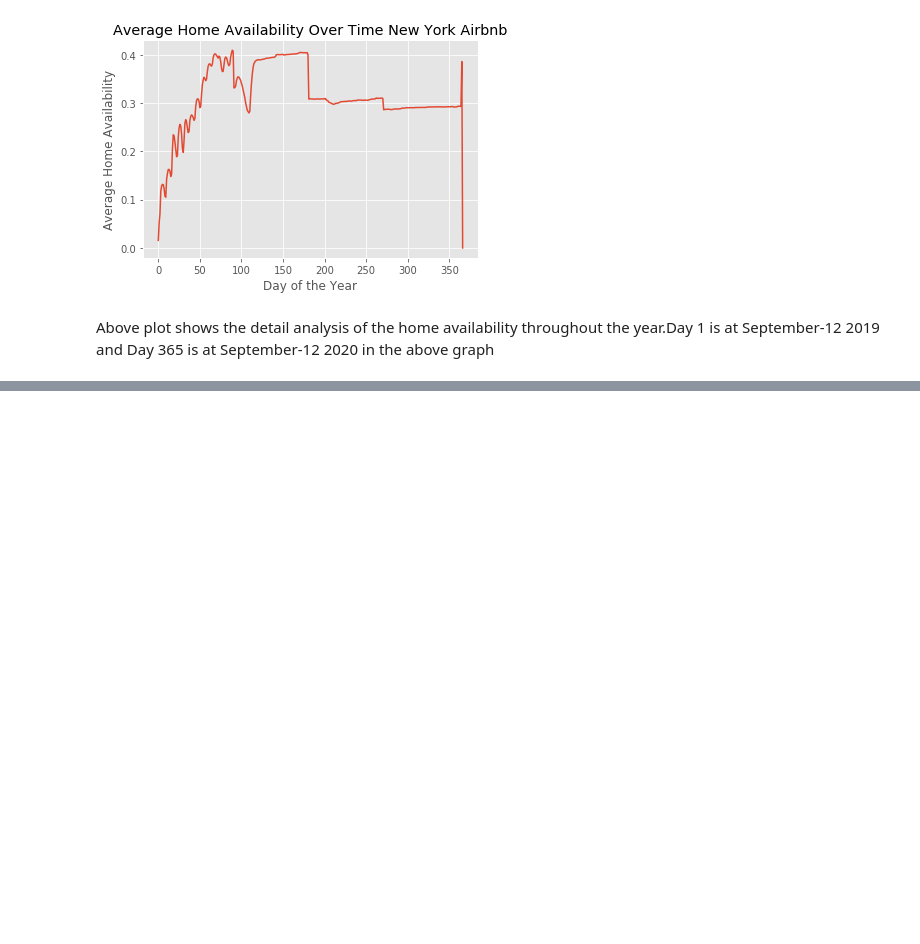
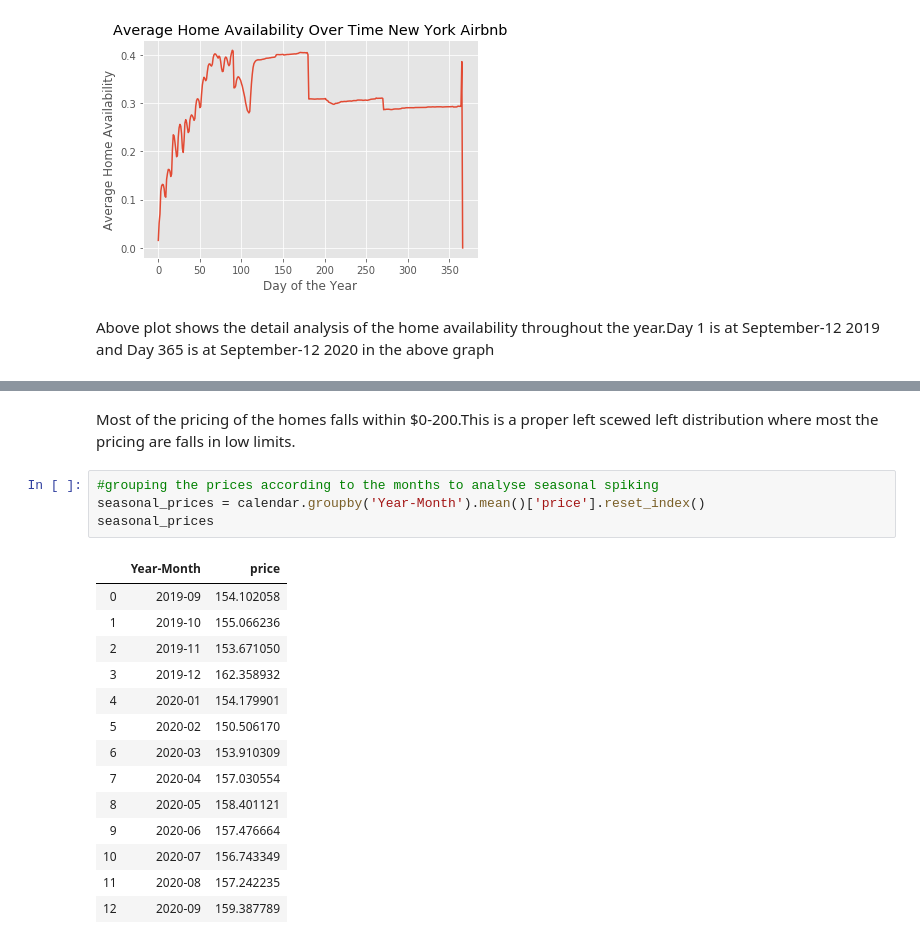
Before and after one commit to amitborkar98/AIRBNB-NewYork, a Jupyter notebook: analysis.ipynb, the cells around one changed output, grey strips where cells are left out. Saved outputs shown, nothing was run; the diff lists cells and outputs as text; blank space fills up the shorter version.

```diff
--- a/analysis.ipynb
+++ b/analysis.ipynb
@@ -182,0 +189,21 @@ calendar.date.max()
+# %% [markdown]
+Most of the pricing of the homes falls within $0-200.This is a proper left scewed left distribution where most the pricing are falls in low limits.
+# %%
+#grouping the prices according to the months to analyse seasonal spiking
+seasonal_prices = calendar.groupby('Year-Month').mean()['price'].reset_index()
+seasonal_prices
+# %% [output]
+|  | Year-Month | price |
+| 0 | 2019-09 | 154.102058 |
+| 1 | 2019-10 | 155.066236 |
+| 2 | 2019-11 | 153.671050 |
+| 3 | 2019-12 | 162.358932 |
+| 4 | 2020-01 | 154.179901 |
+| 5 | 2020-02 | 150.506170 |
+| 6 | 2020-03 | 153.910309 |
+| 7 | 2020-04 | 157.030554 |
+| 8 | 2020-05 | 158.401121 |
+| 9 | 2020-06 | 157.476664 |
+| 10 | 2020-07 | 156.743349 |
+| 11 | 2020-08 | 157.242235 |
+| 12 | 2020-09 | 159.387789 |
```
Also changed, not shown: parts of 8 cells of this notebook.
